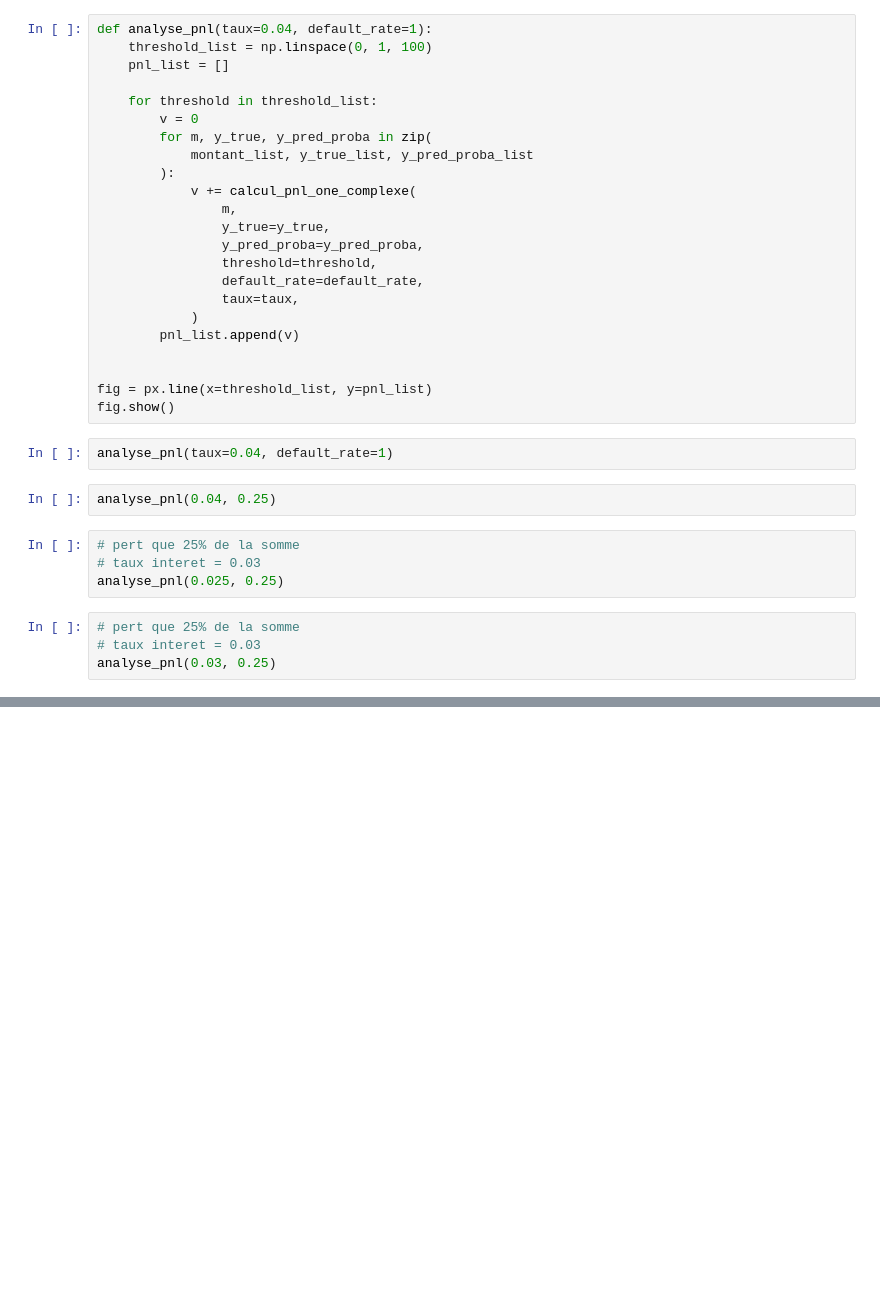
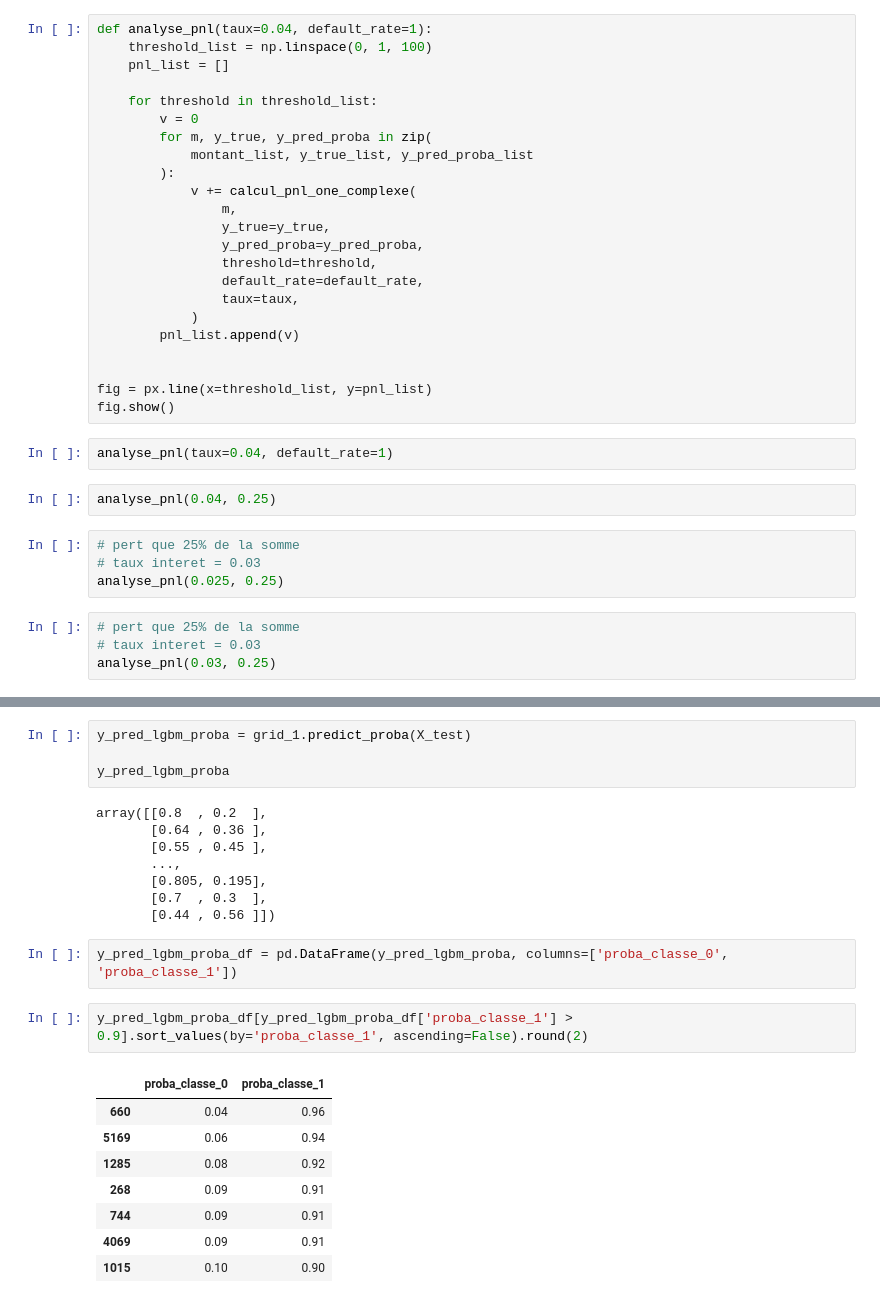
Before and after one commit to Rukiakuchiki92/p7-ml, a Jupyter notebook: 030_P07_Modelisation copy.ipynb, the cells around one changed output, grey strips where cells are left out. Saved outputs shown, nothing was run; the diff lists cells and outputs as text; blank space fills up the shorter version.

```diff
--- a/030_P07_Modelisation copy.ipynb
+++ b/030_P07_Modelisation copy.ipynb
@@ -1212,0 +1331,25 @@ grid_1.fit(x_train, y)
+# %%
+y_pred_lgbm_proba = grid_1.predict_proba(X_test)
+
+y_pred_lgbm_proba
+# %% [output]
+array([[0.8  , 0.2  ],
+       [0.64 , 0.36 ],
+       [0.55 , 0.45 ],
+       ...,
+       [0.805, 0.195],
+       [0.7  , 0.3  ],
+       [0.44 , 0.56 ]])
+# %%
+y_pred_lgbm_proba_df = pd.DataFrame(y_pred_lgbm_proba, columns=['proba_classe_0', 'proba_classe_1'])
+# %%
+y_pred_lgbm_proba_df[y_pred_lgbm_proba_df['proba_classe_1'] > 0.9].sort_values(by='proba_classe_1', ascending=False).round(2)
+# %% [output]
+|  | proba_classe_0 | proba_classe_1 |
+| 660 | 0.04 | 0.96 |
+| 5169 | 0.06 | 0.94 |
+| 1285 | 0.08 | 0.92 |
+| 268 | 0.09 | 0.91 |
+| 744 | 0.09 | 0.91 |
+| 4069 | 0.09 | 0.91 |
+| 1015 | 0.10 | 0.90 |
```
Also changed, not shown: parts of 54 cells of this notebook, 2 other files.
